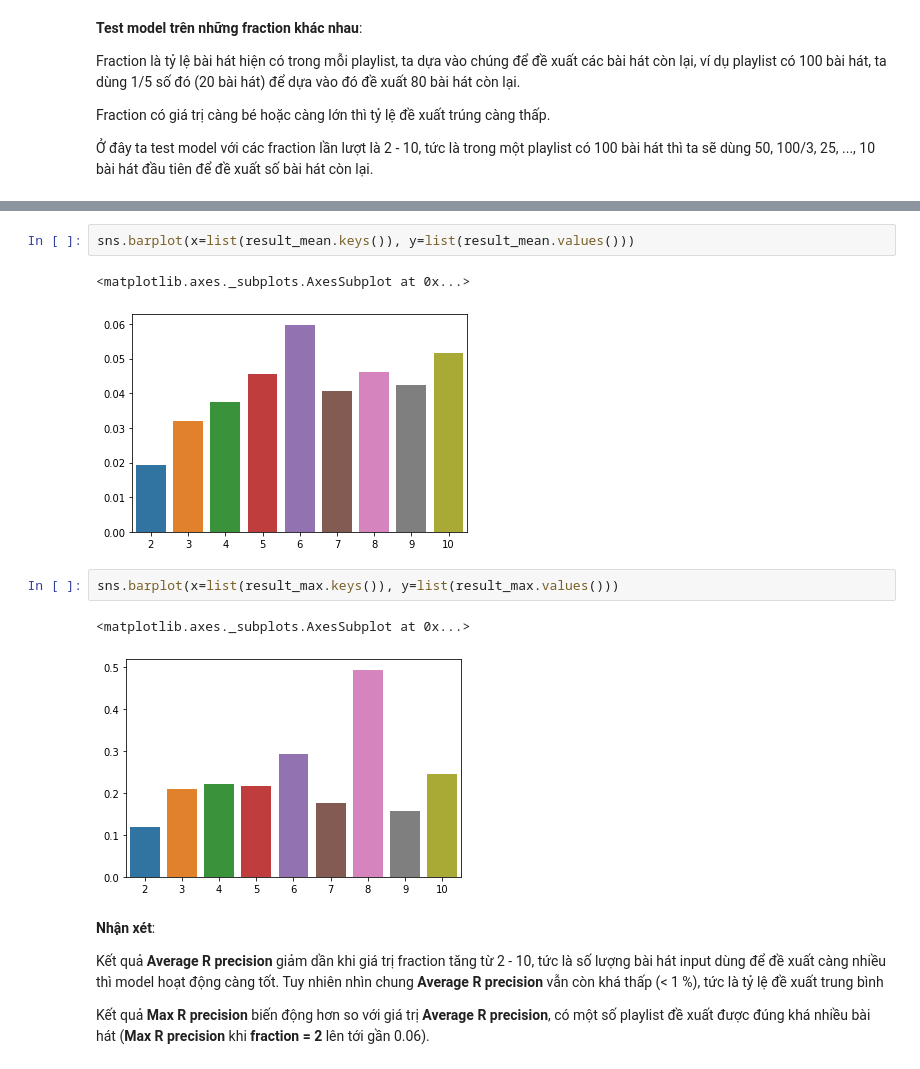
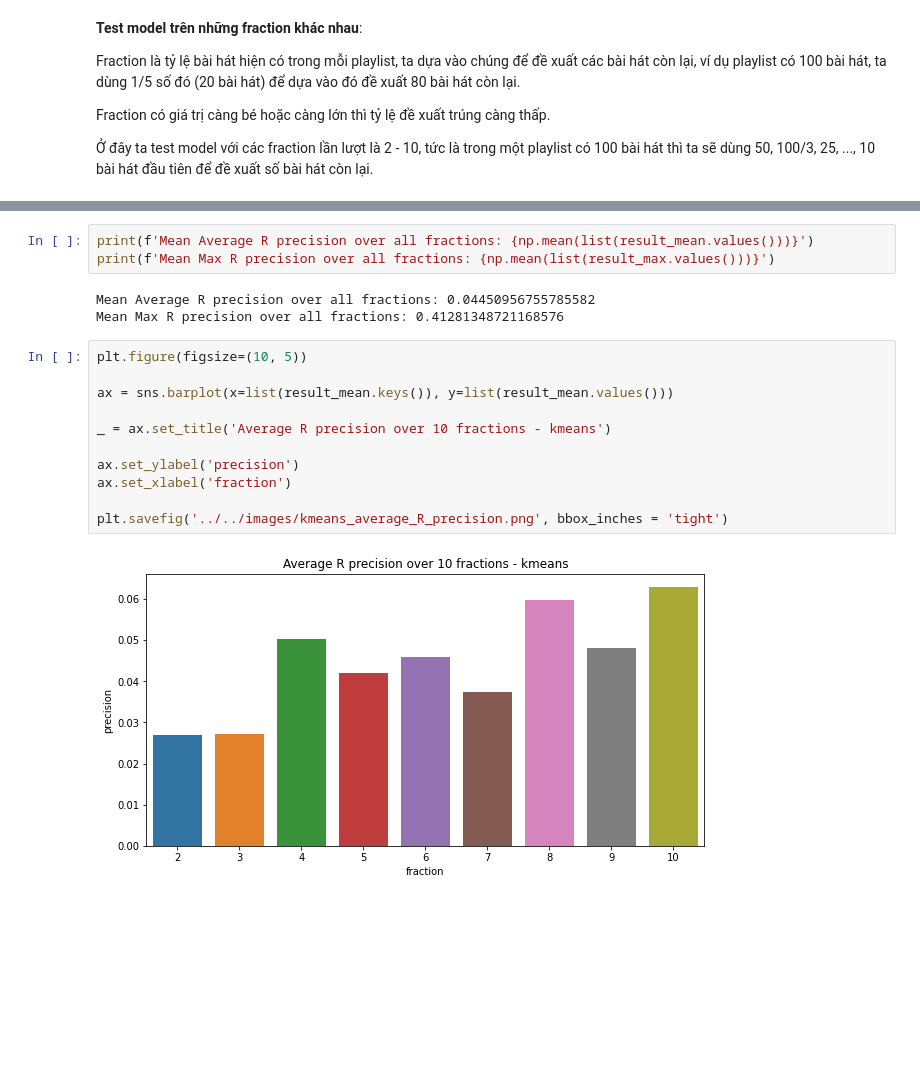
Before and after one commit to ndkhanh360/playlist_continuation, a Jupyter notebook: source/model/kmeans.ipynb, the cells around one changed output, grey strips where cells are left out. Cells and saved outputs as stored; diff of their text form; blank space fills up the shorter version.

Commit message:
finish k-means model
finish k-means model

```diff
--- a/source/model/kmeans.ipynb
+++ b/source/model/kmeans.ipynb
@@ -264,17 +267,20 @@ Max R precision: 0.24615384615384617
 ------------------------------
-# %%
-sns.barplot(x=list(result_mean.keys()), y=list(result_mean.values()))
-# %% [output]
-<matplotlib.axes._subplots.AxesSubplot at 0x...>
-[figure, removed]
-# %%
-sns.barplot(x=list(result_max.keys()), y=list(result_max.values()))
-# %% [output]
-<matplotlib.axes._subplots.AxesSubplot at 0x...>
-[figure, removed]
-# %% [markdown]
-**Nhận xét**:
-
-Kết quả **Average R precision** giảm dần khi giá trị fraction tăng từ 2 - 10, tức là số lượng bài hát input dùng để đề xuất càng nhiều thì model hoạt động càng tốt. Tuy nhiên nhìn chung **Average R precision** vẫn còn khá thấp (< 1 %), tức là tỷ lệ đề xuất trung bình
-
-Kết quả **Max R precision** biến động hơn so với giá trị **Average R precision**, có một số playlist đề xuất được đúng khá nhiều bài hát (**Max R precision** khi **fraction = 2** lên tới gần 0.06).
+# %%
+print(f'Mean Average R precision over all fractions: {np.mean(list(result_mean.values()))}')
+print(f'Mean Max R precision over all fractions: {np.mean(list(result_max.values()))}')
+# %% [output]
+Mean Average R precision over all fractions: 0.04450956755785582
+Mean Max R precision over all fractions: 0.41281348721168576
+# %%
+plt.figure(figsize=(10, 5))
+
+ax = sns.barplot(x=list(result_mean.keys()), y=list(result_mean.values()))
+
+_ = ax.set_title('Average R precision over 10 fractions - kmeans')
+
+ax.set_ylabel('precision')
+ax.set_xlabel('fraction')
+
+plt.savefig('../../images/kmeans_average_R_precision.png', bbox_inches = 'tight')
+# %% [output]
+[figure, added]
```
Also changed, not shown: parts of 12 cells of this notebook, 3 other files.
